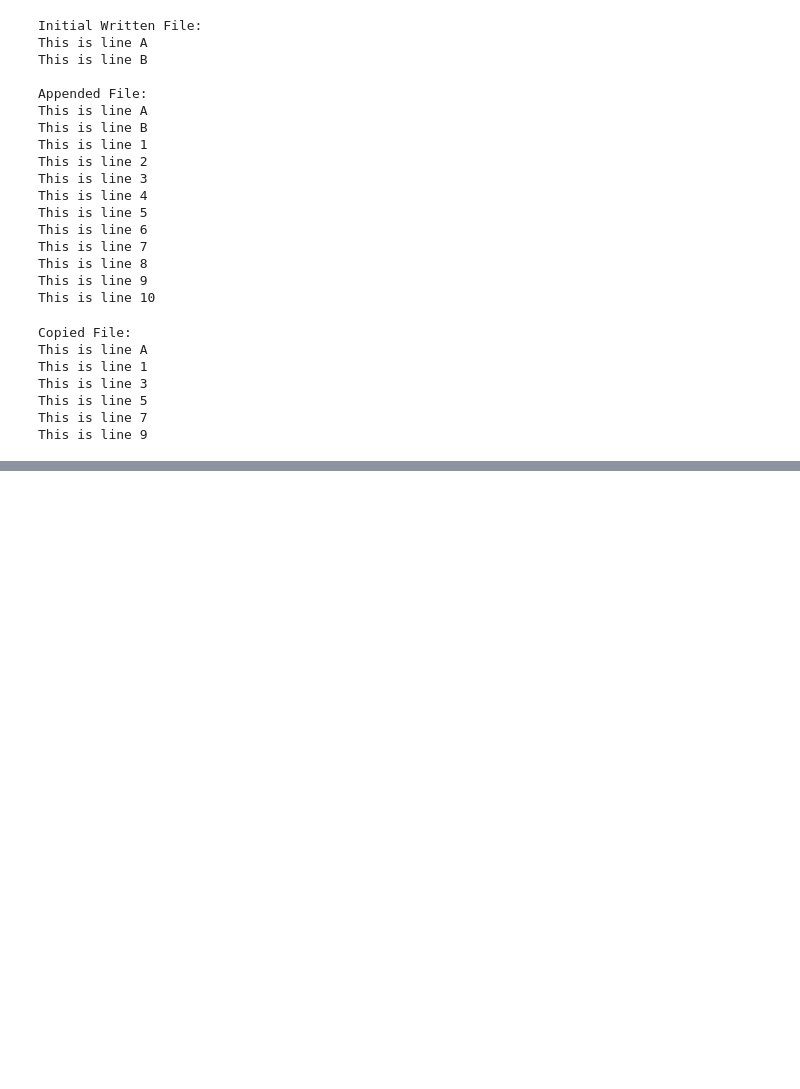
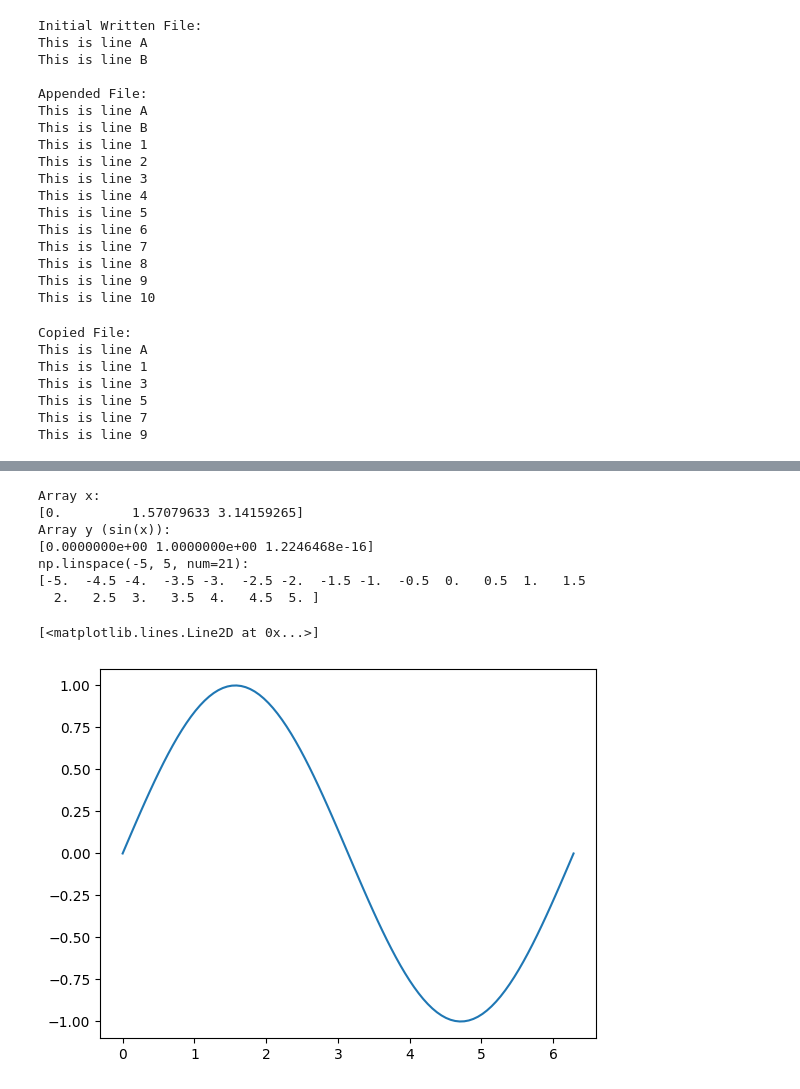
Before and after one commit to carrottopguy/dataScienceCertification, a Jupyter notebook: pythonIntroCourseModule4.ipynb, the cells around one changed output, grey strips where cells are left out. Cells and saved outputs as stored; diff of their text form; code cells hidden in the pictures; blank space fills up the shorter version.

```diff
--- a/pythonIntroCourseModule4.ipynb
+++ b/pythonIntroCourseModule4.ipynb
@@ -208,0 +578,31 @@ IndexError: list index out of range
+# %%
+# Functions applied to arrays i.e. "sin" import numpy as np
+
+x = np.array([0, np.pi/2, np.pi])
+y = np.sin(x)
+print('Array x:')
+print(x)
+print('Array y (sin(x)):')
+print(y)
+
+# Linespace ~ useful in generating evenly distributed points
+points = np.linspace(-5, 5, num=21)
+print('np.linspace(-5, 5, num=21):')
+print(points)
+
+# example with plots
+import matplotlib.pyplot as plt
+
+x = np.linspace(0, 2 * np.pi, num=100)
+y = np.sin(x)
+plt.plot(x,y)
+# %% [output]
+Array x:
+[0.         1.57079633 3.14159265]
+Array y (sin(x)):
+[0.0000000e+00 1.0000000e+00 1.2246468e-16]
+np.linspace(-5, 5, num=21):
+[-5.  -4.5 -4.  -3.5 -3.  -2.5 -2.  -1.5 -1.  -0.5  0.   0.5  1.   1.5
+  2.   2.5  3.   3.5  4.   4.5  5. ]
+[<matplotlib.lines.Line2D at 0x...>]
+[figure, added]
```
Also changed, not shown: parts of 26 cells of this notebook, 11 other files.
